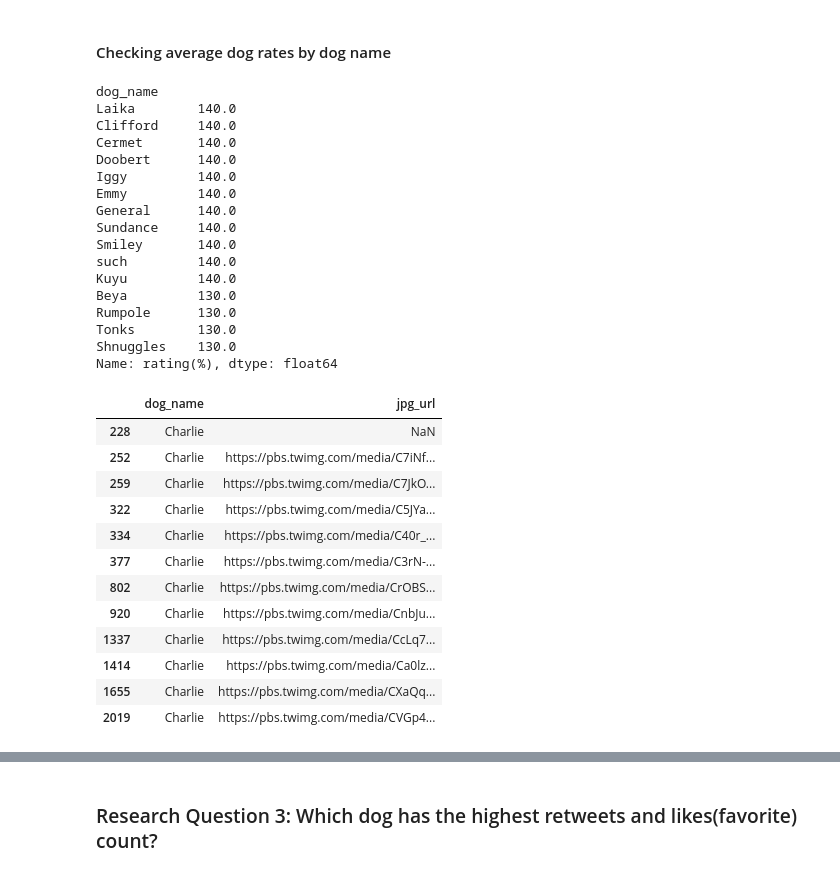
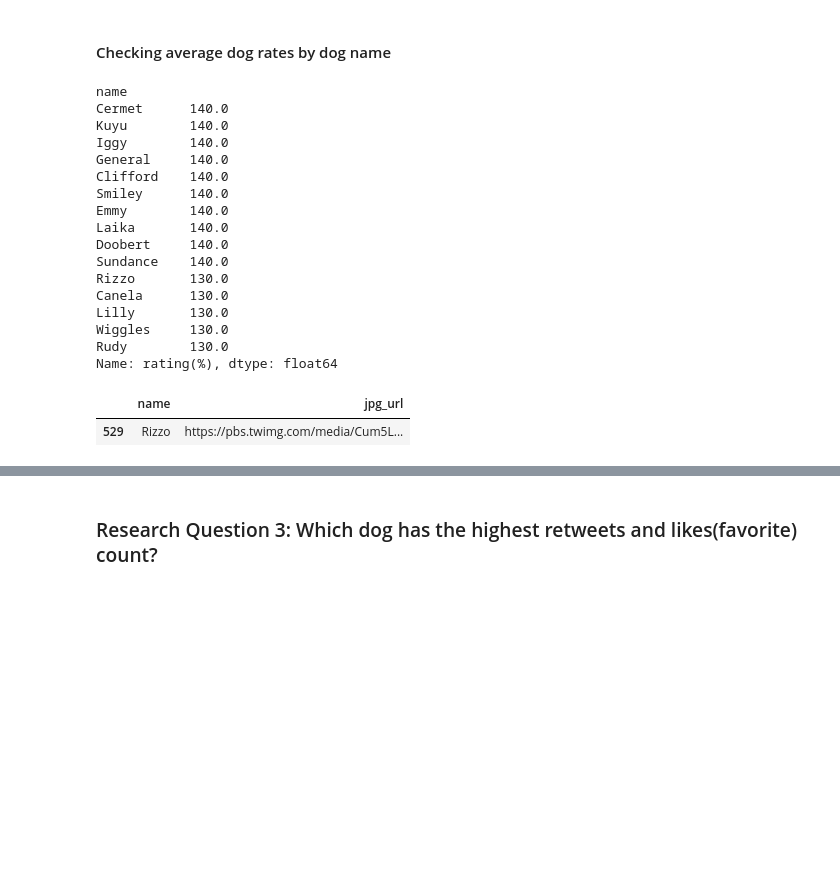
Before and after one commit to Olufems/Wrangle-and-Analyze-Data, a Jupyter notebook: Wrangle and Analyze Data - Project2/wrangle_act.ipynb, the cells around one changed output, grey strips where cells are left out. Cells and saved outputs as stored; diff of their text form; code cells hidden in the pictures; blank space fills up the shorter version.

```diff
--- a/Wrangle and Analyze Data - Project2/wrangle_act.ipynb
+++ b/Wrangle and Analyze Data - Project2/wrangle_act.ipynb
@@ -615,41 +646,30 @@ sns.countplot(x='tweet_month', hue="tweet_year", order=month_names, data=twitter
 # %% [markdown]
 #### Checking average dog rates by dog name
 # %%
-dog_rate_df = twitter_df[['dog_name', 'dog_stage', 'rating(%)','retweet_count', 'favorite_count',]]
-rating = dog_rate_df.groupby('dog_name').mean()['rating(%)'].sort_values(ascending=False).head(15)
+dog_rate_df = twitter_df[['name', 'dog_stage', 'rating(%)','retweet_count', 'favorite_count',]]
+rating = dog_rate_df.groupby('name').mean()['rating(%)'].sort_values(ascending=False).head(15)
 rating
 # %% [output]
-dog_name
-Laika        140.0
-Clifford     140.0
-Cermet       140.0
-Doobert      140.0
-Iggy         140.0
-Emmy         140.0
-General      140.0
-Sundance     140.0
-Smiley       140.0
-such         140.0
-Kuyu         140.0
-Beya         130.0
-Rumpole      130.0
-Tonks        130.0
-Shnuggles    130.0
+name
+Cermet      140.0
+Kuyu        140.0
+Iggy        140.0
+General     140.0
+Clifford    140.0
+Smiley      140.0
+Emmy        140.0
+Laika       140.0
+Doobert     140.0
+Sundance    140.0
+Rizzo       130.0
+Canela      130.0
+Lilly       130.0
+Wiggles     130.0
+Rudy        130.0
 Name: rating(%), dtype: float64
 # %%
-twitter_df[twitter_df['dog_name'] == 'Charlie'][['dog_name','jpg_url']]
+twitter_df[twitter_df['name'] == 'Rizzo'][['name','jpg_url']]
 # %% [output]
-|  | dog_name | jpg_url |
-| 228 | Charlie | NaN |
-| 252 | Charlie | https://pbs.twimg.com/media/C7iNf... |
-| 259 | Charlie | https://pbs.twimg.com/media/C7JkO... |
-| 322 | Charlie | https://pbs.twimg.com/media/C5JYa... |
-| 334 | Charlie | https://pbs.twimg.com/media/C40r_... |
-| 377 | Charlie | https://pbs.twimg.com/media/C3rN-... |
-| 802 | Charlie | https://pbs.twimg.com/media/CrOBS... |
-| 920 | Charlie | https://pbs.twimg.com/media/CnbJu... |
-| 1337 | Charlie | https://pbs.twimg.com/media/CcLq7... |
-| 1414 | Charlie | https://pbs.twimg.com/media/Ca0lz... |
-| 1655 | Charlie | https://pbs.twimg.com/media/CXaQq... |
-| 2019 | Charlie | https://pbs.twimg.com/media/CVGp4... |
+|  | name | jpg_url |
+| 529 | Rizzo | https://pbs.twimg.com/media/Cum5L... |
 # %%
```
Also changed, not shown: parts of 93 cells of this notebook, 3 other files.
